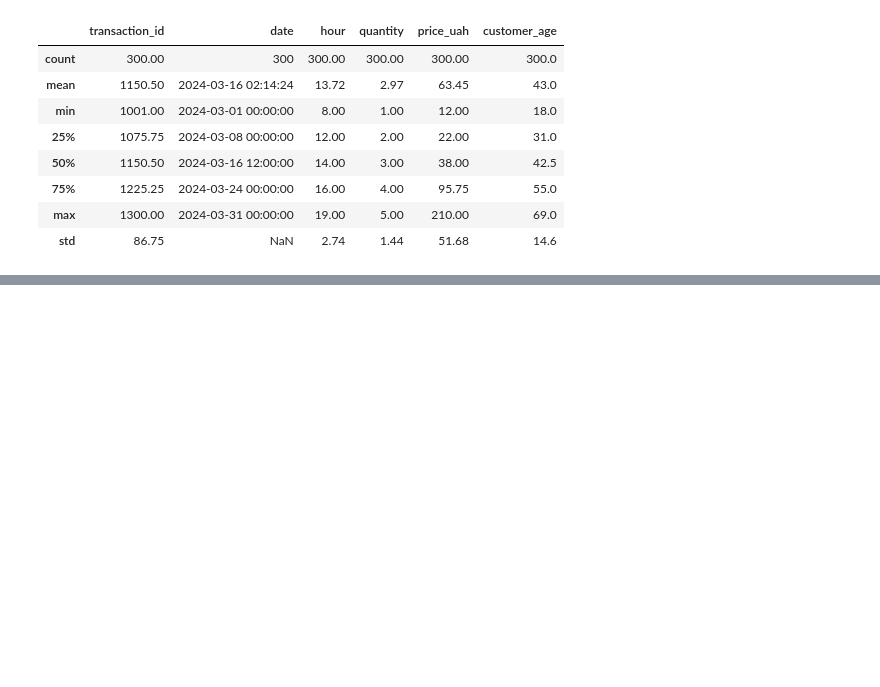
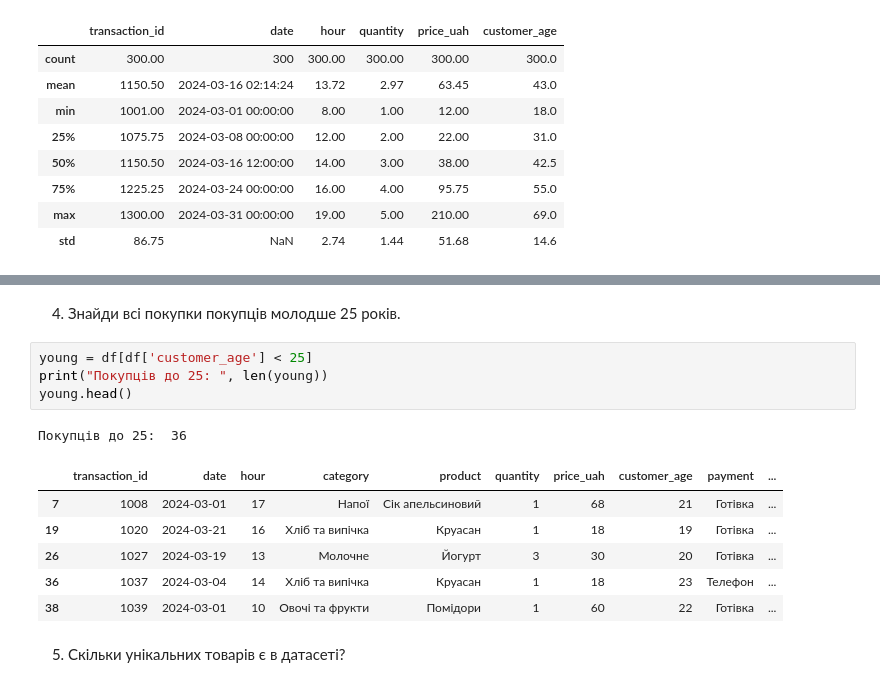
Before and after one commit to VikiTarasova/DTA_2026, a Jupyter notebook: project_store_sales_analysis/store_sales_analysis.ipynb, the cells around one changed output, grey strips where cells are left out. Cells and saved outputs as stored; diff of their text form; blank space fills up the shorter version.

```diff
--- a/project_store_sales_analysis/store_sales_analysis.ipynb
+++ b/project_store_sales_analysis/store_sales_analysis.ipynb
@@ -158,0 +271,16 @@ df.describe().round(2)
+# %% [markdown]
+4. Знайди всі покупки покупців молодше 25 років.
+# %%
+young = df[df['customer_age'] < 25]
+print("Покупців до 25: ", len(young))
+young.head()
+# %% [output]
+Покупців до 25:  36
+|  | transaction_id | date | hour | category | product | quantity | price_uah | customer_age | payment | ... |
+| 7 | 1008 | 2024-03-01 | 17 | Напої | Сік апельсиновий | 1 | 68 | 21 | Готівка | ... |
+| 19 | 1020 | 2024-03-21 | 16 | Хліб та випічка | Круасан | 1 | 18 | 19 | Готівка | ... |
+| 26 | 1027 | 2024-03-19 | 13 | Молочне | Йогурт | 3 | 30 | 20 | Готівка | ... |
+| 36 | 1037 | 2024-03-04 | 14 | Хліб та випічка | Круасан | 1 | 18 | 23 | Телефон | ... |
+| 38 | 1039 | 2024-03-01 | 10 | Овочі та фрукти | Помідори | 1 | 60 | 22 | Готівка | ... |
+# %% [markdown]
+5. Скільки унікальних товарів є в датасеті?
```
Also changed, not shown: parts of 29 cells of this notebook.
